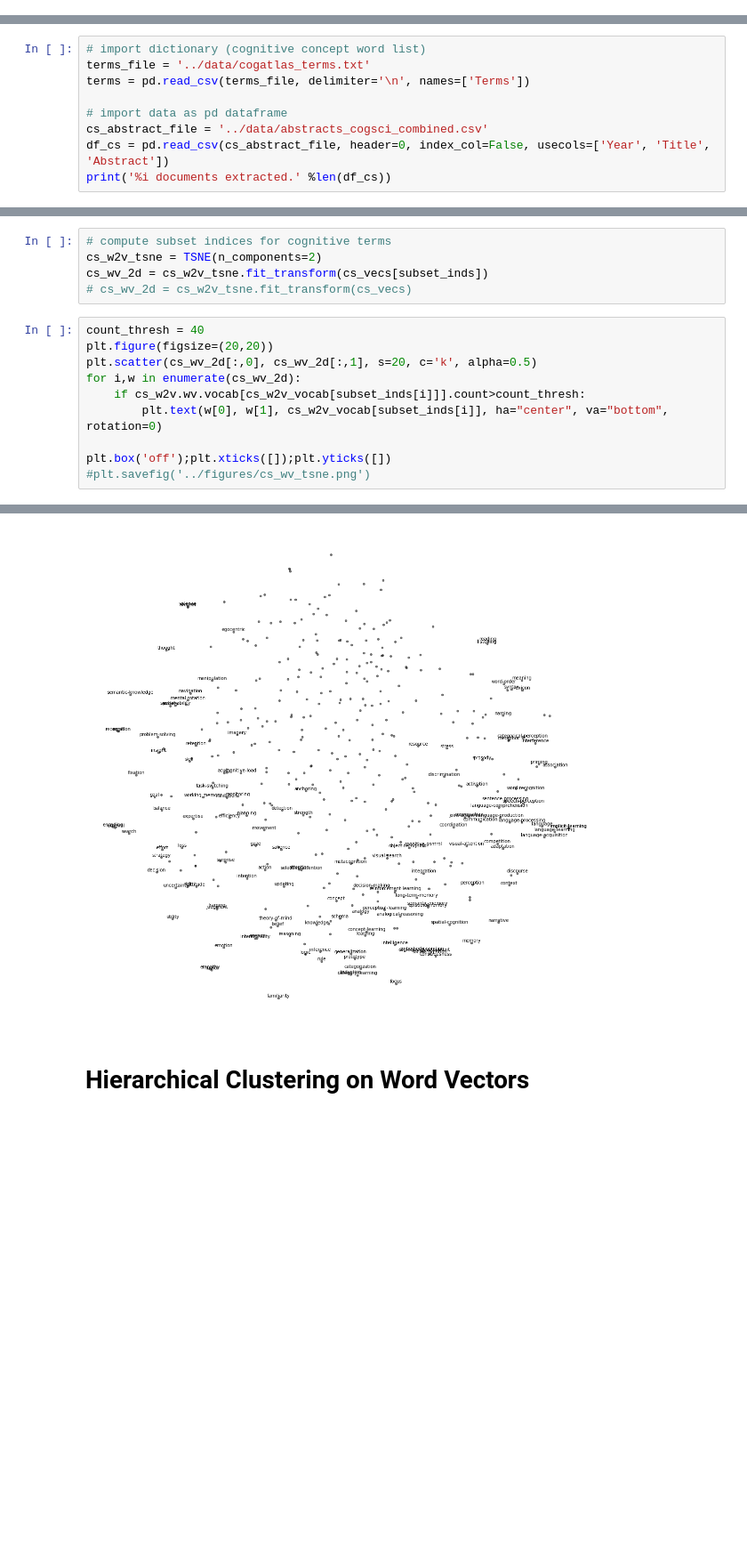
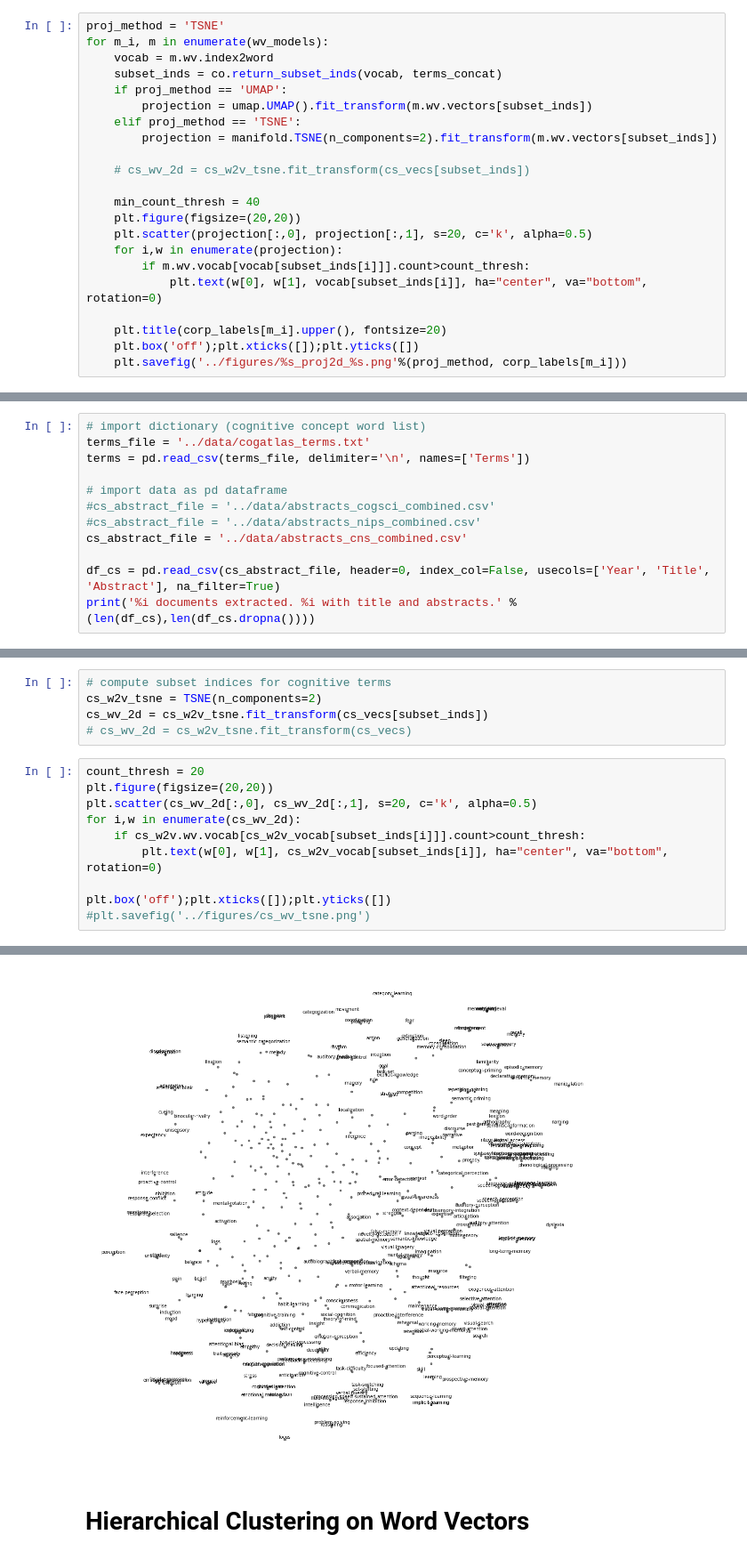
Before and after one commit to voytekresearch/IdentityCrisis, a Jupyter notebook: notebooks/2_analysis_word2vec.ipynb, the cells around one changed output, grey strips where cells are left out. Shown at 89% size. Saved outputs shown, nothing was run; the diff lists cells and outputs as text; blank space fills up the shorter version.

```diff
--- a/notebooks/2_analysis_word2vec.ipynb
+++ b/notebooks/2_analysis_word2vec.ipynb
@@ -28,0 +139,22 @@ import cogont as co
+# %%
+proj_method = 'TSNE'
+for m_i, m in enumerate(wv_models):
+    vocab = m.wv.index2word
+    subset_inds = co.return_subset_inds(vocab, terms_concat)
+    if proj_method == 'UMAP':
+        projection = umap.UMAP().fit_transform(m.wv.vectors[subset_inds])
+    elif proj_method == 'TSNE':
+        projection = manifold.TSNE(n_components=2).fit_transform(m.wv.vectors[subset_inds])
+
+    # cs_wv_2d = cs_w2v_tsne.fit_transform(cs_vecs[subset_inds])
+
+    min_count_thresh = 40
+    plt.figure(figsize=(20,20))
+    plt.scatter(projection[:,0], projection[:,1], s=20, c='k', alpha=0.5)
+    for i,w in enumerate(projection):
+        if m.wv.vocab[vocab[subset_inds[i]]].count>count_thresh:
+            plt.text(w[0], w[1], vocab[subset_inds[i]], ha="center", va="bottom", rotation=0)
+
+    plt.title(corp_labels[m_i].upper(), fontsize=20)
+    plt.box('off');plt.xticks([]);plt.yticks([])
+    plt.savefig('../figures/%s_proj2d_%s.png'%(proj_method, corp_labels[m_i]))
@@ -34,6 +172,9 @@ terms_file = '../data/cogatlas_terms.txt'
 terms = pd.read_csv(terms_file, delimiter='\n', names=['Terms'])
 
 # import data as pd dataframe
-cs_abstract_file = '../data/abstracts_cogsci_combined.csv'
-df_cs = pd.read_csv(cs_abstract_file, header=0, index_col=False, usecols=['Year', 'Title', 'Abstract'])
-print('%i documents extracted.' %len(df_cs))
+#cs_abstract_file = '../data/abstracts_cogsci_combined.csv'
+#cs_abstract_file = '../data/abstracts_nips_combined.csv'
+cs_abstract_file = '../data/abstracts_cns_combined.csv'
+
+df_cs = pd.read_csv(cs_abstract_file, header=0, index_col=False, usecols=['Year', 'Title', 'Abstract'], na_filter=True)
+print('%i documents extracted. %i with title and abstracts.' %(len(df_cs),len(df_cs.dropna())))
@@ -160,18 +305,18 @@ cs_w2v_tsne = TSNE(n_components=2)
 cs_wv_2d = cs_w2v_tsne.fit_transform(cs_vecs[subset_inds])
 # cs_wv_2d = cs_w2v_tsne.fit_transform(cs_vecs)
 # %%
-count_thresh = 40
+count_thresh = 20
 plt.figure(figsize=(20,20))
 plt.scatter(cs_wv_2d[:,0], cs_wv_2d[:,1], s=20, c='k', alpha=0.5)
 for i,w in enumerate(cs_wv_2d):
     if cs_w2v.wv.vocab[cs_w2v_vocab[subset_inds[i]]].count>count_thresh:
         plt.text(w[0], w[1], cs_w2v_vocab[subset_inds[i]], ha="center", va="bottom", rotation=0)
 
 plt.box('off');plt.xticks([]);plt.yticks([])
 #plt.savefig('../figures/cs_wv_tsne.png')
 # %% [output]
 ([], <a list of 0 Text yticklabel objects>)
-[figure, old version]
+[figure, new version]
 # %% [markdown]
 # Hierarchical Clustering on Word Vectors
 # %% [markdown]
```
Also changed, not shown: parts of 16 cells of this notebook, 7 other files.
